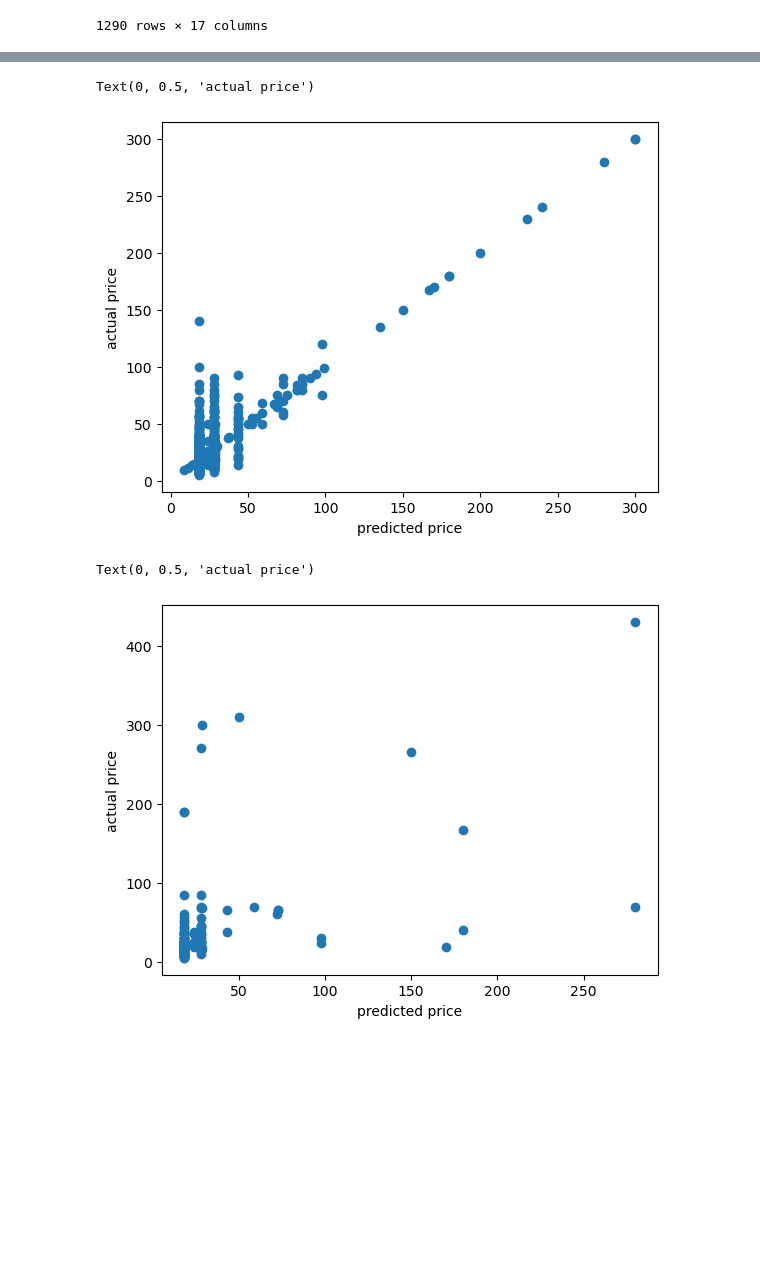
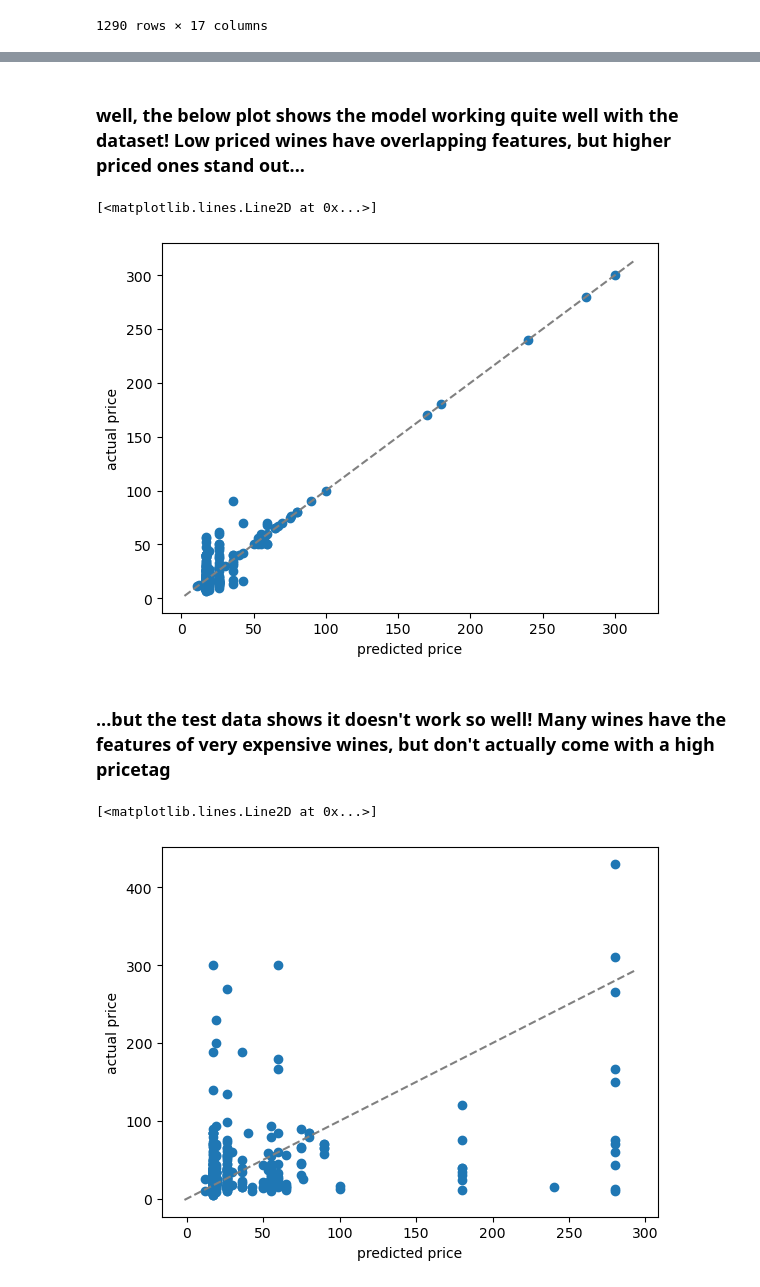
Before and after one commit to Delekof/Machine-Learning-Practice, a Jupyter notebook: main_notebook.ipynb, the cells around one changed output, grey strips where cells are left out. Saved outputs shown, nothing was run; the diff lists cells and outputs as text; code cells hidden in the pictures; blank space fills up the shorter version.

```diff
--- a/main_notebook.ipynb
+++ b/main_notebook.ipynb
@@ -635,7 +635,7 @@ df["text_for_model"] = df[text_columns].fillna("").apply(lambda x: " ".join(x),
 
 # ---- 3️⃣ Split data ----
 X_train, X_test, y_train, y_test = train_test_split(df["text_for_model"], df["Price_value"],
-                                                    test_size=0.2, random_state=42)
+                                                    test_size=0.7, random_state=42)
 
 # ---- 4️⃣ Build pipeline ----
 model = Pipeline([
@@ -696,18 +696,25 @@ print(word_importance.head(20))
+# %% [markdown]
+### well, the below plot shows the model working quite well with the dataset! Low priced wines have overlapping features, but higher priced ones stand out...
 # %%
 f,ax = plt.subplots(1,1)
 ax.scatter(model.predict(X_train), y_train)
 
 ax.set_xlabel("predicted price")
 ax.set_ylabel("actual price")
+ax.plot(x,x, linestyle="--", color="grey")
 # %% [output]
-Text(0, 0.5, 'actual price')
+[<matplotlib.lines.Line2D at 0x...>]
-[figure, old version]
+[figure, new version]
+# %% [markdown]
+### ...but the test data shows it doesn't work so well! Many wines have the features of very expensive wines, but don't actually come with a high pricetag
 # %%
 f,ax = plt.subplots(1,1)
 ax.scatter(model.predict(X_test), y_test)
 
 ax.set_xlabel("predicted price")
 ax.set_ylabel("actual price")
+x = np.array(ax.get_xlim())
+ax.plot(x,x, linestyle="--", color="grey")
 # %% [output]
-Text(0, 0.5, 'actual price')
+[<matplotlib.lines.Line2D at 0x...>]
-[figure, old version]
+[figure, new version]
```
Also changed, not shown: parts of 6 cells of this notebook.
